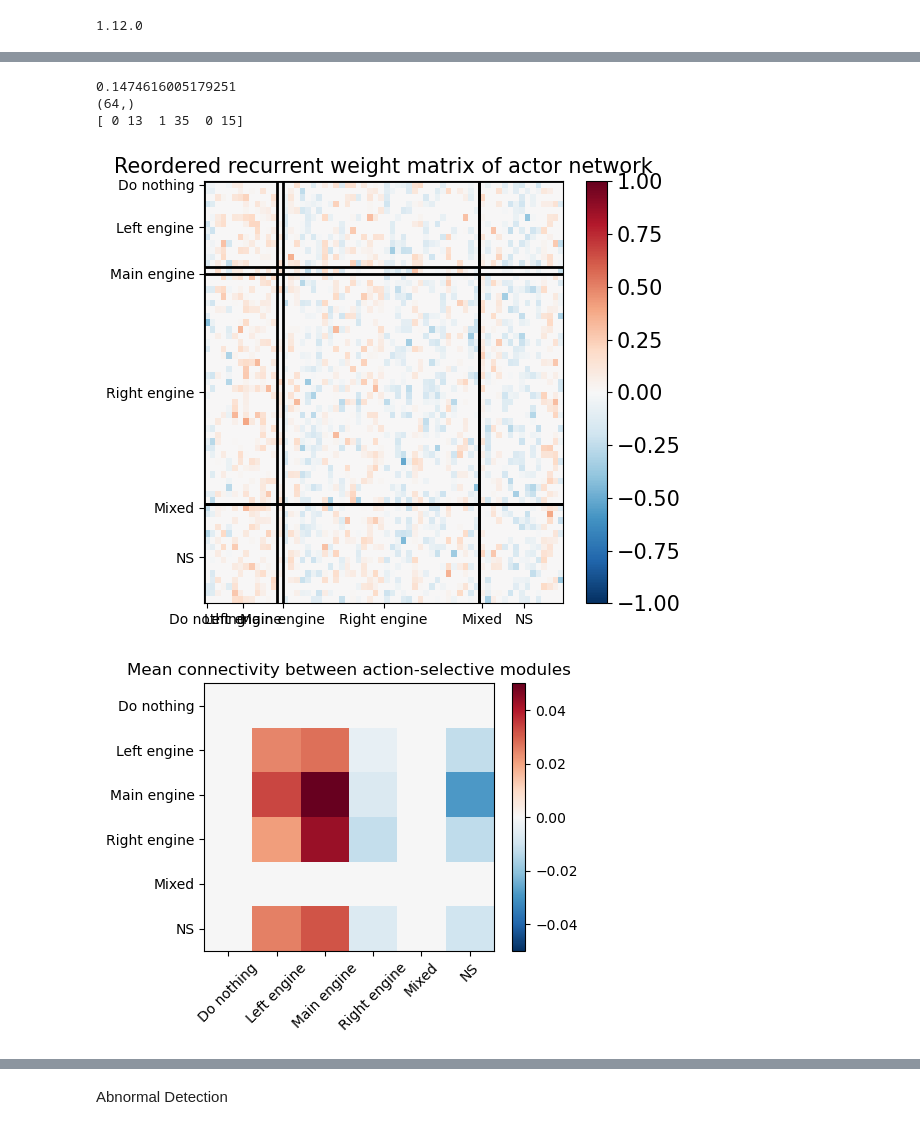
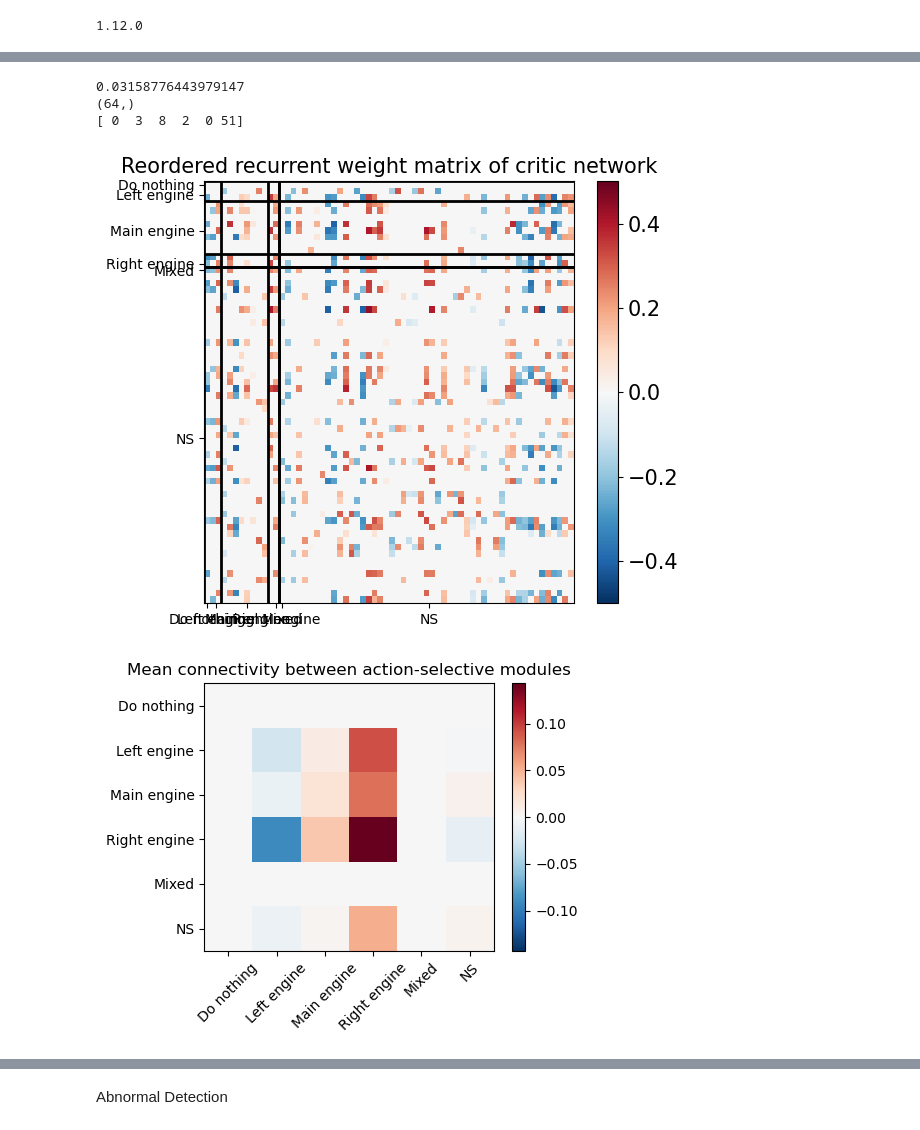
Before and after one commit to NeuroAIHub/EISep, a Jupyter notebook: docs/examples/rl_modularity.ipynb, the cells around one changed output, grey strips where cells are left out. Cells and saved outputs as stored; diff of their text form; code cells hidden in the pictures.

```diff
--- a/docs/examples/rl_modularity.ipynb
+++ b/docs/examples/rl_modularity.ipynb
@@ -53,5 +56,5 @@ print(buffer.action[0], buffer.action.max())
 # fire right engine
 print(buffer.hidden_state[0].shape)
 print(buffer.reward[0], buffer.done[0])
-network_name = 'actor'
+network_name = 'critic'
 # %% [output]
@@ -97,0 +101,7 @@ va: min -0.48, max 0.53,           mean 0.00, std 0.14
+# %%
+fig, ax = plt.subplots(1,1, figsize=(4,3))
+for i in range(buffer_hidden.shape[-1]):
+    ax.plot(buffer_hidden[:200,i], label=f'h{i}')
+ax.set_title('Hidden State over Time')
+# ax.legend()
+plt.show()
@@ -159,4 +205,7 @@ plt.show()
 # %%
+from net.a2c import A2C_singleRNN
+
+
 info_path = f'./rl/result/lunarlander/simple_{simple_type}_ei_{ei_type}/critic_{critic_lr}_actor_{actor_lr}/{configuration}.pkl'
 with open(info_path, 'rb') as f:
     info = pkl.load(f)
@@ -168,7 +217,7 @@ n_envs = 1
 hidden_size = buffer_hidden.shape[-1]
 seed = 1
 agent = A2C(obs_dim, action_dim, device, critic_lr, actor_lr, n_envs, hidden_size,
-            configuration, simple_type=simple_type, ei_type=ei_type)
+            configuration, simple_type, ei_type)
 agent.load_state_dict(net_state_dicts[seed])
 agent.eval()
 # %% [output]
@@ -205,3 +255,26 @@ if network_name == 'actor':
     W = W_actor
 elif network_name == 'critic':
     W = W_critic
+# %%
+u, s, vh = np.linalg.svd(W)
+hidden_projection_on_pc = buffer_hidden @ u.T
+
+from rl.rl_util import sep_corr
+fig, ax = plt.subplots(1,1, figsize=(12,4))
+for i in range(10):
+    ax.plot(hidden_projection_on_pc[:2000, i], label=f'PC {i+1}')
+ax.set_title('Projection of hidden states on first 10 PCs')
+ax.legend()
+plt.show()
+print('Separation decorrelation of all PCs:', sep_corr(hidden_projection_on_pc))
+action_specific_hidden_mode_activation = [hidden_projection_on_pc[action_specific_idxs[i]==1] for i in range(n_action)]
+mean_hidden_mode_activation = [action_specific_hidden_mode_activation[i].mean(axis=0) for i in range(n_action)]
+std_hidden_mode_activation = [action_specific_hidden_mode_activation[i].std(axis=0) for i in range(n_action)]
+fig, ax = plt.subplots(1,1, figsize=(10,5))
+for i in range(n_action):
+    ax.plot(mean_hidden_mode_activation[i], label=action_names[i])
+    ax.fill_between(np.arange(len(mean_hidden_mode_activation[i])), mean_hidden_mode_activation[i]-std_hidden_mode_activation[i],
+                    mean_hidden_mode_activation[i]+std_hidden_mode_activation[i], alpha=0.2)
+ax.set_title('Mean hidden mode activation across actions')
+ax.legend()
+plt.show()
@@ -224,37 +301,37 @@ n_neurons = np.array([len(x) for x in action_neurons])
 # action_selective_neurons = [np.where((action_selectivities[i])>threshold)[0] for i in range(n_action)]
 # main_engine_neurons = action_selective_neurons[2]
 
 # main_engine_neurons = np.setdiff1d(main_engine_neurons, np.concatenate([mixed_selective_neurons, non_selective_neurons]))
 # other_choice_neurons = np.setdiff1d(other_choice_neurons, np.concatenate([mixed_selective_neurons, non_selective_neurons]))
 
 
 N = W.shape[0]
 all_neurons = np.arange(N)
 # action_neurons = [main_engine_neurons, other_choice_neurons, mixed_selective_neurons, non_selective_neurons]
 # action_perm = np.concatenate([main_engine_neurons, other_choice_neurons, mixed_selective_neurons, non_selective_neurons])
 reordered_weight = W[np.ix_(action_perm, action_perm)]
 fig, ax = plt.subplots(1,1,figsize=(6,5))
 limit = np.max(np.abs(reordered_weight))
-plt.imshow(reordered_weight, cmap='RdBu_r', aspect='auto', vmin=-1, vmax=1)
+plt.imshow(reordered_weight, cmap='RdBu_r', aspect='auto', vmin=-0.5, vmax=0.5)
 cbar = plt.colorbar()
 cbar.ax.tick_params(labelsize=15)
 # n_neurons = np.array([len(main_engine_neurons), len(other_choice_neurons), len(mixed_selective_neurons), len(non_selective_neurons)])
 phase_boundaries = np.cumsum(n_neurons)
 for boundary in phase_boundaries[:-1]:
     plt.axhline(boundary-0.5, color='k', linewidth=2)
     plt.axvline(boundary-0.5, color='k', linewidth=2)
 print(n_neurons)
 action_related_names = action_names+['Mixed', 'NS']
 plt.xticks(phase_boundaries-n_neurons/2, action_related_names)
 plt.yticks(phase_boundaries-n_neurons/2, action_related_names)
 plt.title(f'Reordered recurrent weight matrix of {network_name} network', fontsize=15)
 plt.tight_layout()
 plt.show()
 # %% [output]
-0.1474616005179251
+0.03158776443979147
 (64,)
-[ 0 13  1 35  0 15]
+[ 0  3  8  2  0 51]
-[figure, old version]
+[figure, new version]
 # %%
 # Build group list: 0..n_phase-1, 'mixed', 'non-selective'
 groups = action_neurons
@@ -273,7 +350,8 @@ for p in range(n_groups):        # postsynaptic
             W_group[p, q] = sub.mean()
 
 fig, ax = plt.subplots(1,1,figsize=(5,4))
-im = ax.imshow(W_group, cmap='RdBu_r', vmin=-0.05, vmax=0.05, aspect='auto')
+limit = np.max(np.abs(W_group))
+im = ax.imshow(W_group, cmap='RdBu_r', vmin=-limit, vmax=limit, aspect='auto')
 cbar = plt.colorbar(im)
 ax.set_xticks(np.arange(n_groups))
 ax.set_yticks(np.arange(n_groups))
@@ -283,7 +361,7 @@ ax.set_title('Mean connectivity between action-selective modules')
 plt.tight_layout()
 plt.show()
 # %% [output]
-[figure, old version]
+[figure, new version]
 # %%
 from sklearn.decomposition import PCA
 pca = PCA(n_components=2)
```
Also changed, not shown: parts of 36 cells of this notebook, 12 other files.
